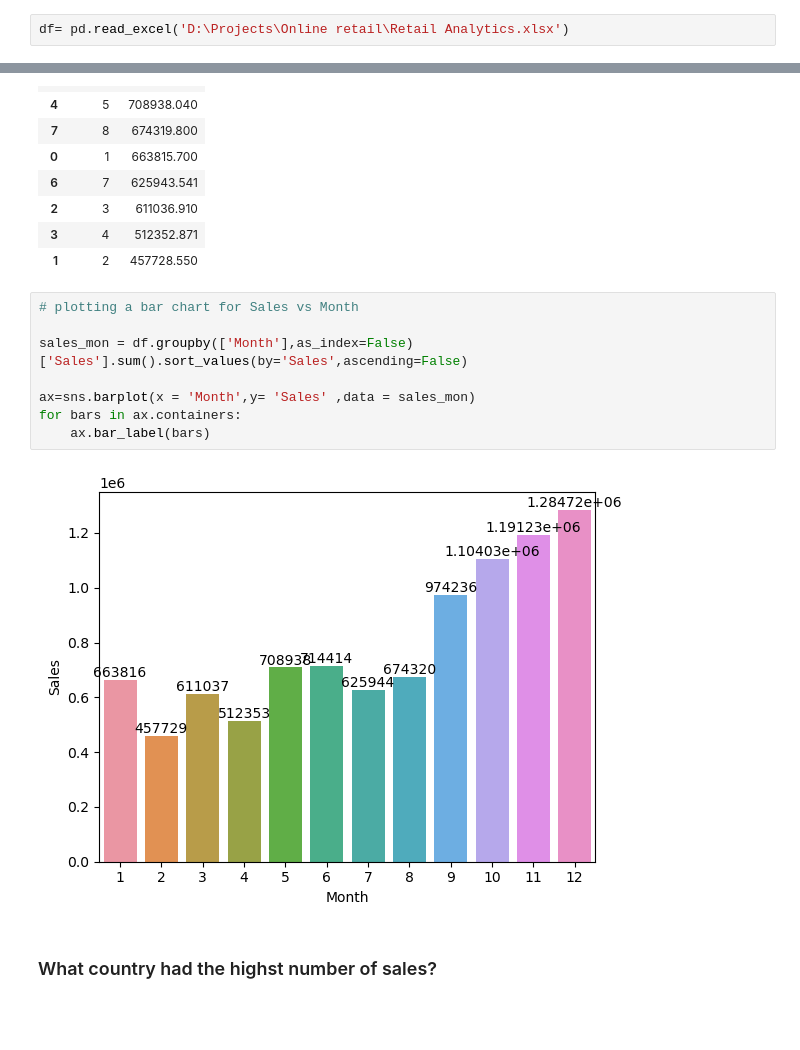
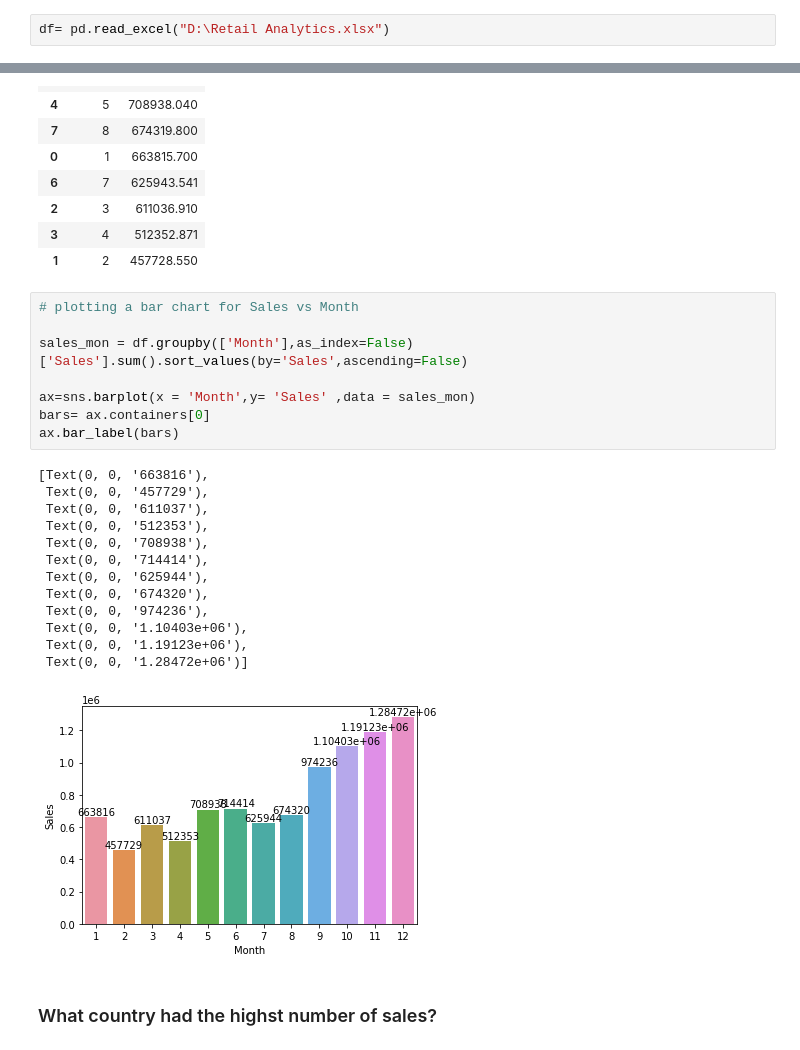
Before and after one commit to Nimi5ha/Retail_Analytics, a Jupyter notebook: Retail_Analysis.ipynb, the cells around one changed output, grey strips where cells are left out. Saved outputs shown, nothing was run; the diff lists cells and outputs as text; blank space fills up the shorter version.

```diff
--- a/Retail_Analysis.ipynb
+++ b/Retail_Analysis.ipynb
@@ -9,7 +9,7 @@ import matplotlib.pyplot as plt # visualizing data
 %matplotlib inline
 import seaborn as sns
 # %%
-df= pd.read_excel('D:\Projects\Online retail\Retail Analytics.xlsx')
+df= pd.read_excel("D:\Retail Analytics.xlsx")
 # %%
 df.shape
 # %% [output]
@@ -141,13 +141,25 @@ df.groupby(['Month'],as_index=False)['Sales'].sum().sort_values(by='Sales',ascen
 # %%
 # plotting a bar chart for Sales vs Month
 
 sales_mon = df.groupby(['Month'],as_index=False)['Sales'].sum().sort_values(by='Sales',ascending=False)
 
 ax=sns.barplot(x = 'Month',y= 'Sales' ,data = sales_mon)
-for bars in ax.containers:
-    ax.bar_label(bars)
+bars= ax.containers[0]
+ax.bar_label(bars)
 # %% [output]
+[Text(0, 0, '663816'),
+ Text(0, 0, '457729'),
+ Text(0, 0, '611037'),
+ Text(0, 0, '512353'),
+ Text(0, 0, '708938'),
+ Text(0, 0, '714414'),
+ Text(0, 0, '625944'),
+ Text(0, 0, '674320'),
+ Text(0, 0, '974236'),
+ Text(0, 0, '1.10403e+06'),
+ Text(0, 0, '1.19123e+06'),
+ Text(0, 0, '1.28472e+06')]
-[figure, old version]
+[figure, new version]
 # %% [markdown]
 ### What country had the highst number of sales?
 # %%
```
Also changed, not shown: parts of 49 cells of this notebook.
